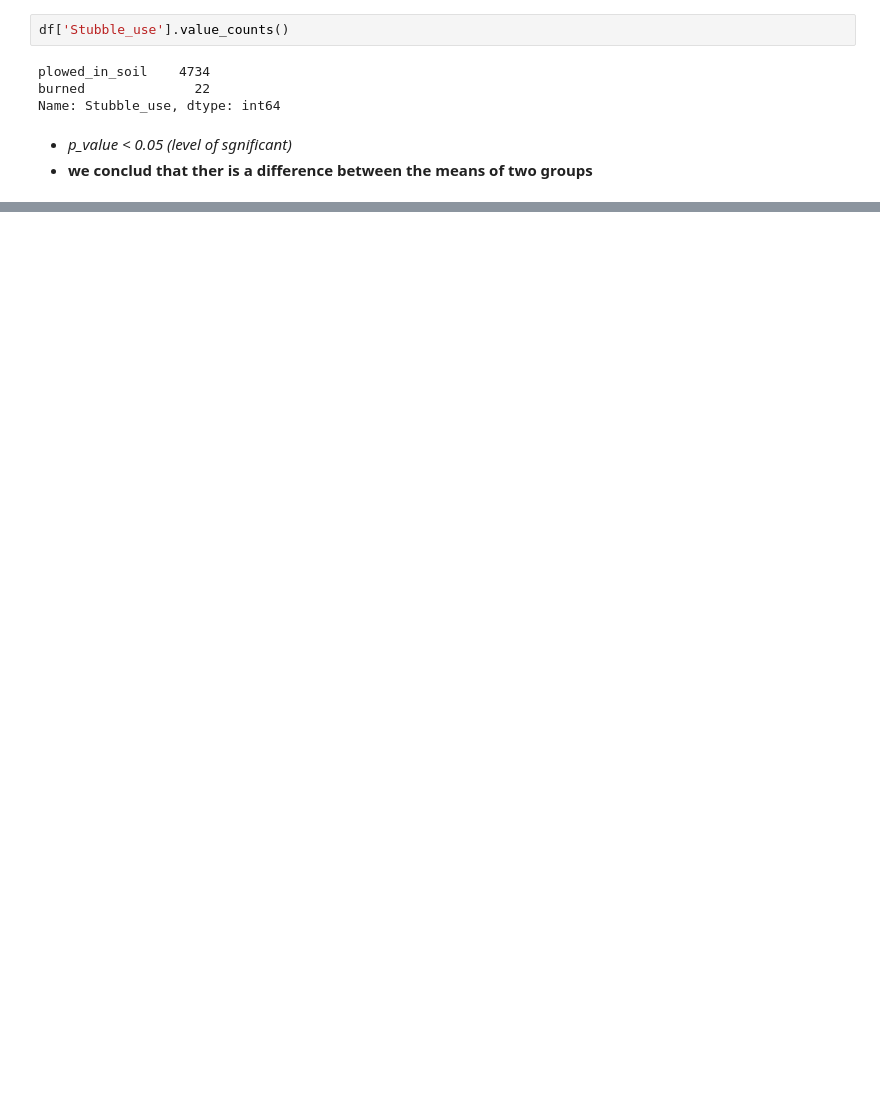
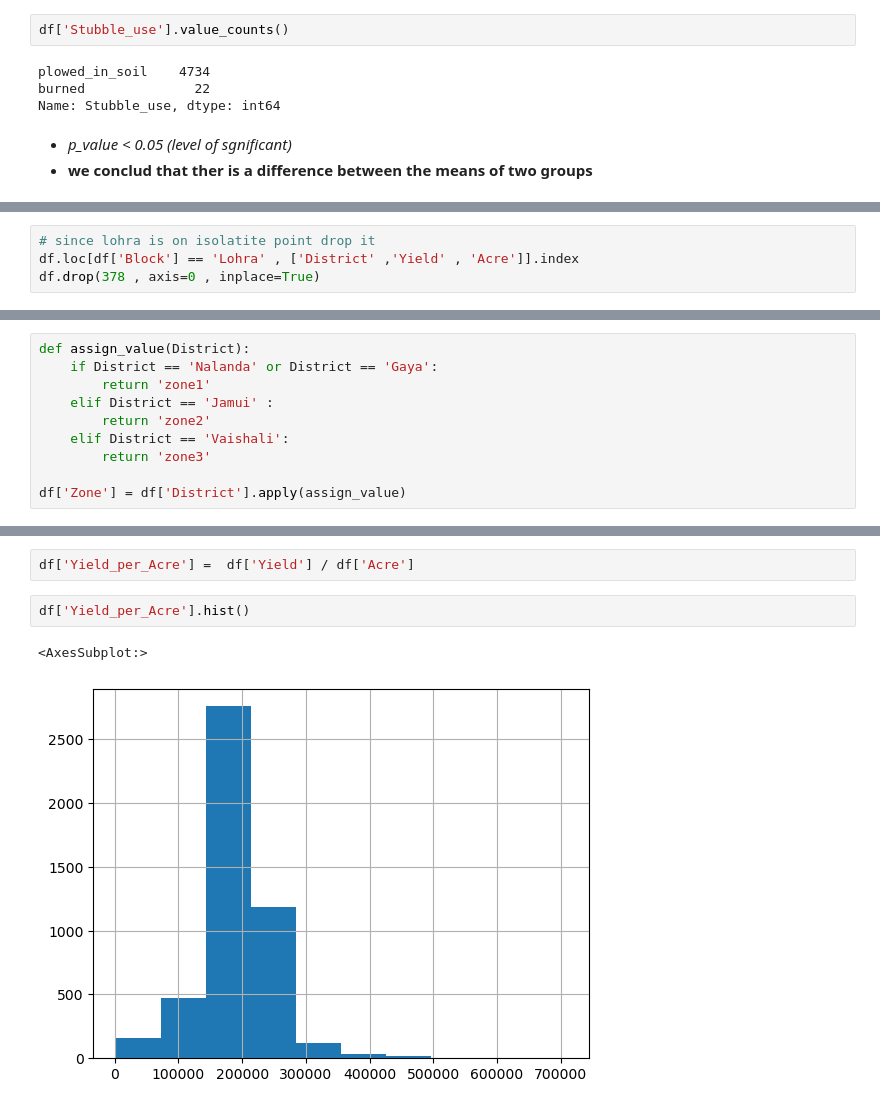
Before and after one commit to ahmedalharth/Digtal_crope_app, a Jupyter notebook: Digtal_crop_1.ipynb, the cells around one changed output, grey strips where cells are left out. Cells and saved outputs as stored; diff of their text form; blank space fills up the shorter version.

```diff
--- a/Digtal_crop_1.ipynb
+++ b/Digtal_crop_1.ipynb
@@ -906,0 +968,4 @@ Name: Stubble_use, dtype: int64
+# %%
+# since lohra is on isolatite point drop it
+df.loc[df['Block'] == 'Lohra' , ['District' ,'Yield' , 'Acre']].index
+df.drop(378 , axis=0 , inplace=True)
@@ -906,0 +980,10 @@ Name: Stubble_use, dtype: int64
+# %%
+def assign_value(District):
+    if District == 'Nalanda' or District == 'Gaya':
+        return 'zone1'
+    elif District == 'Jamui' :
+        return 'zone2'
+    elif District == 'Vaishali':
+        return 'zone3'
+
+df['Zone'] = df['District'].apply(assign_value)
@@ -906,0 +1039,7 @@ Name: Stubble_use, dtype: int64
+# %%
+df['Yield_per_Acre'] =  df['Yield'] / df['Acre']
+# %%
+df['Yield_per_Acre'].hist()
+# %% [output]
+<AxesSubplot:>
+[figure, added]
```
Also changed, not shown: parts of 17 cells of this notebook, 6 other files.
